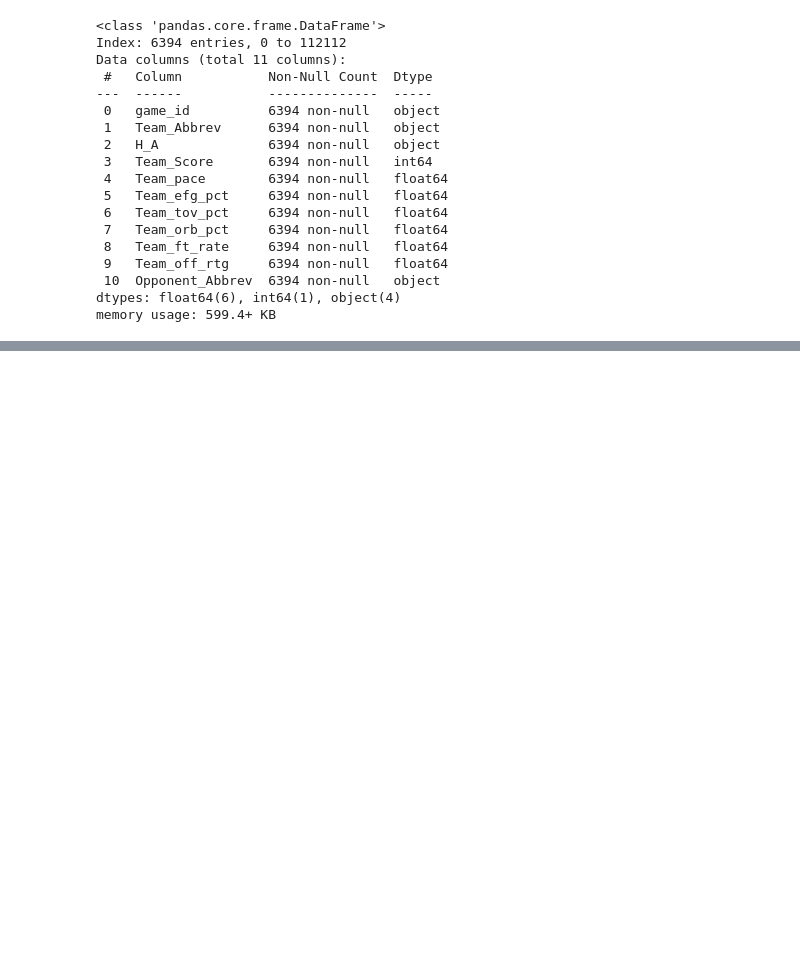
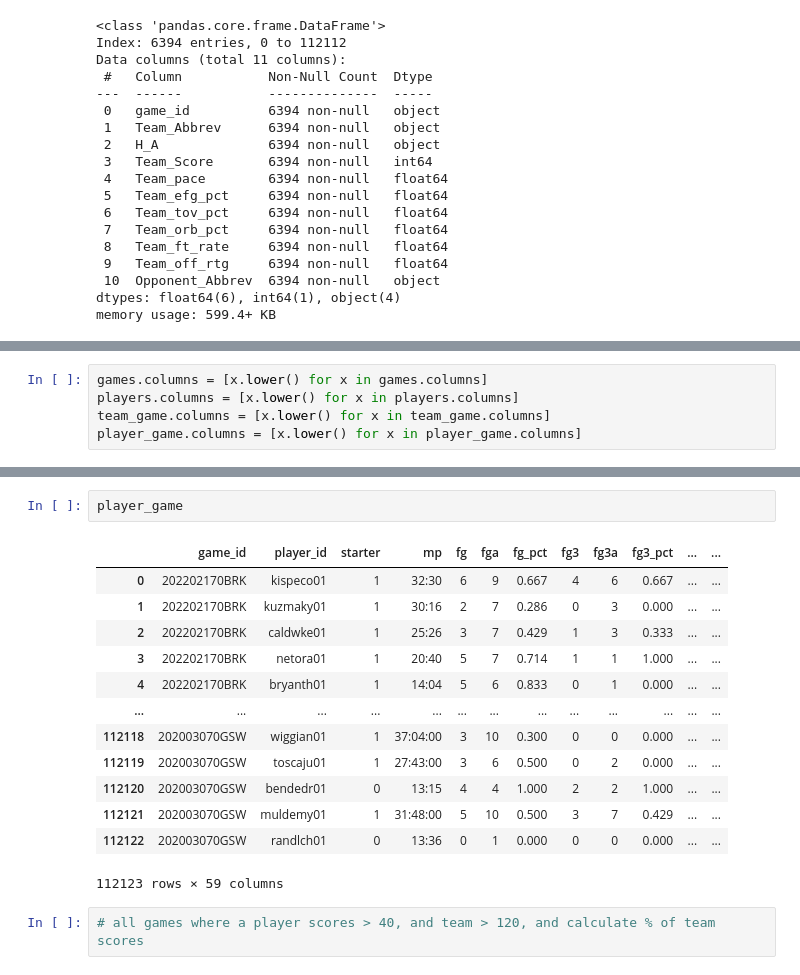
Before and after one commit to jkropko/contrans2023, a Jupyter notebook: nba.ipynb, the cells around one changed output, grey strips where cells are left out. Drawn from its saved outputs; the diff is of its cells as text; blank space fills up the shorter version.

```diff
--- a/nba.ipynb
+++ b/nba.ipynb
@@ -215,0 +258,5 @@ memory usage: 599.4+ KB
+# %%
+games.columns = [x.lower() for x in games.columns]
+players.columns = [x.lower() for x in players.columns]
+team_game.columns = [x.lower() for x in team_game.columns]
+player_game.columns = [x.lower() for x in player_game.columns]
@@ -215,0 +316,18 @@ memory usage: 599.4+ KB
+# %%
+player_game
+# %% [output]
+|  | game_id | player_id | starter | mp | fg | fga | fg_pct | fg3 | fg3a | fg3_pct | ... | ... |
+| 0 | 202202170BRK | kispeco01 | 1 | 32:30 | 6 | 9 | 0.667 | 4 | 6 | 0.667 | ... | ... |
+| 1 | 202202170BRK | kuzmaky01 | 1 | 30:16 | 2 | 7 | 0.286 | 0 | 3 | 0.000 | ... | ... |
+| 2 | 202202170BRK | caldwke01 | 1 | 25:26 | 3 | 7 | 0.429 | 1 | 3 | 0.333 | ... | ... |
+| 3 | 202202170BRK | netora01 | 1 | 20:40 | 5 | 7 | 0.714 | 1 | 1 | 1.000 | ... | ... |
+| 4 | 202202170BRK | bryanth01 | 1 | 14:04 | 5 | 6 | 0.833 | 0 | 1 | 0.000 | ... | ... |
+| ... | ... | ... | ... | ... | ... | ... | ... | ... | ... | ... | ... | ... |
+| 112118 | 202003070GSW | wiggian01 | 1 | 37:04:00 | 3 | 10 | 0.300 | 0 | 0 | 0.000 | ... | ... |
+| 112119 | 202003070GSW | toscaju01 | 1 | 27:43:00 | 3 | 6 | 0.500 | 0 | 2 | 0.000 | ... | ... |
+| 112120 | 202003070GSW | bendedr01 | 0 | 13:15 | 4 | 4 | 1.000 | 2 | 2 | 1.000 | ... | ... |
+| 112121 | 202003070GSW | muldemy01 | 1 | 31:48:00 | 5 | 10 | 0.500 | 3 | 7 | 0.429 | ... | ... |
+| 112122 | 202003070GSW | randlch01 | 0 | 13:36 | 0 | 1 | 0.000 | 0 | 0 | 0.000 | ... | ... |
+112123 rows × 59 columns
+# %%
+# all games where a player scores > 40, and team > 120, and calculate % of team scores
```
Also changed, not shown: parts of 13 cells of this notebook, 1 other file.
